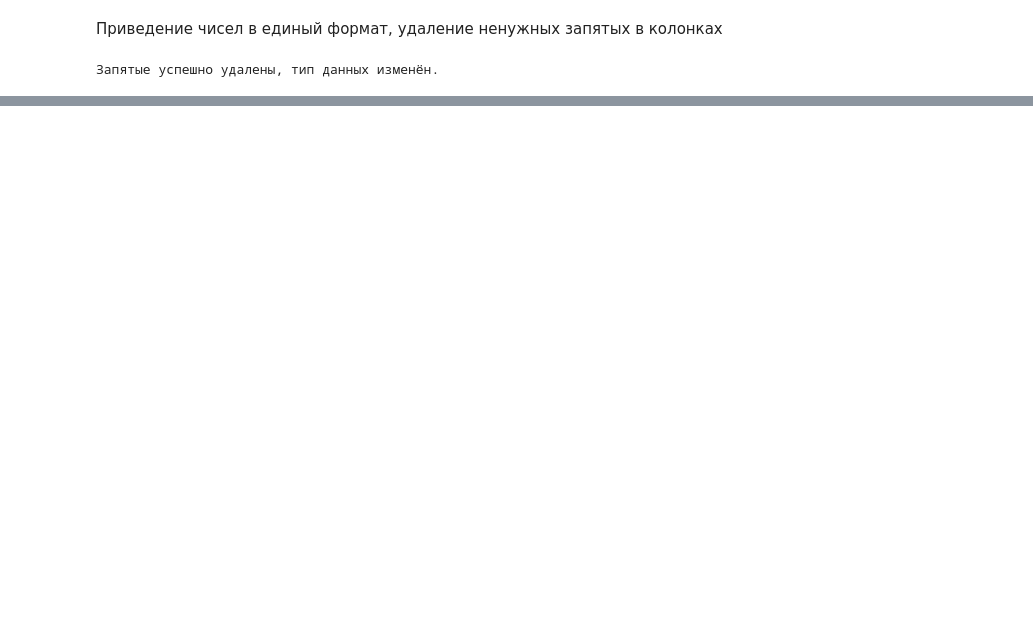
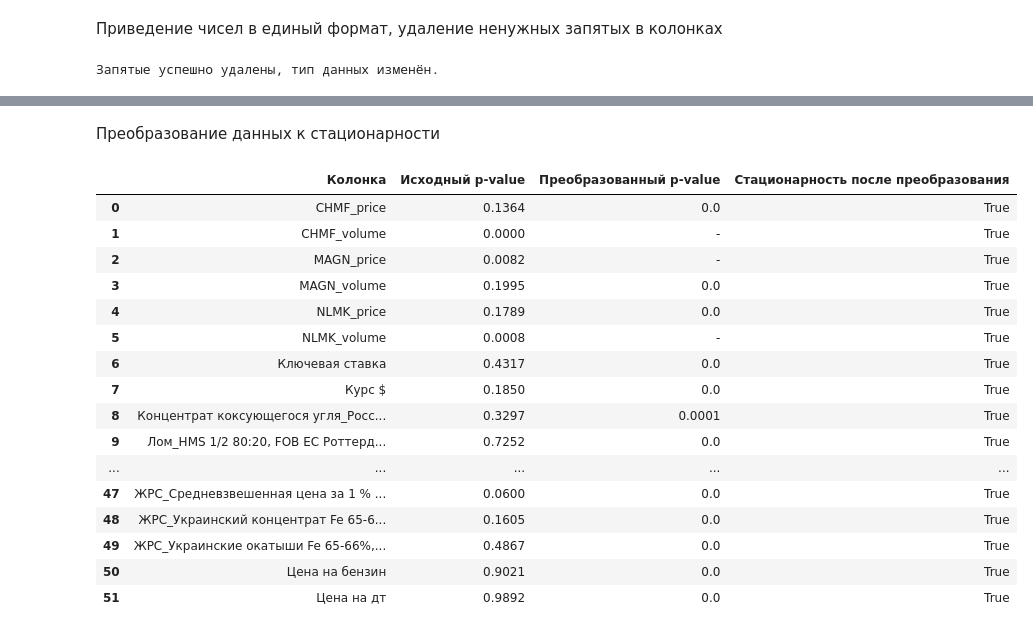
Before and after one commit to linkkdm/intens3, a Jupyter notebook: Код/main.ipynb, the cells around one changed output, grey strips where cells are left out. Saved outputs shown, nothing was run; the diff lists cells and outputs as text; code cells hidden in the pictures; blank space fills up the shorter version.

```diff
--- a/Код/main.ipynb
+++ b/Код/main.ipynb
@@ -157,0 +316,5 @@ merged_df.to_csv('merged_df.csv', index=False)
+# %%
+merged_df = chmf.merge(magn, on='dt', how='outer').merge(nlmk, on='dt', how='outer').merge(lme, on='dt', how='outer').merge(makro, on='dt', how='outer').merge(raw_materials, on='dt', how='outer').merge(fuel, on='dt', how='outer')
+
+# Сортировка по дате
+merged_df = merged_df.sort_values(by='dt').reset_index(drop=True)
@@ -157,0 +475,70 @@ merged_df.to_csv('merged_df.csv', index=False)
+# %% [markdown]
+Преобразование данных к стационарности
+# %%
+from statsmodels.tsa.stattools import adfuller
+from IPython.display import display
+
+# Загрузка данных
+df = pd.read_csv('merged_df.csv', parse_dates=['dt'])
+df.set_index('dt', inplace=True)
+
+# Модифицированная функция проверки стационарности
+def check_stationarity(series):
+    result = adfuller(series.dropna())
+    return result[1]  # Возвращаем p-value
+
+# Анализ и преобразование данных
+stationary_df = df.copy()
+results = []
+
+for col in df.columns:
+    p_original = check_stationarity(df[col])
+    is_stationary = p_original < 0.05
+
+    if not is_stationary:
+        # Применяем дифференцирование
+        transformed = df[col].diff().dropna()
+        p_transformed = check_stationarity(transformed)
+        stationary_df[col] = transformed
+        results.append({
+            'Колонка': col,
+            'Исходный p-value': round(p_original, 4),
+            'Преобразованный p-value': round(p_transformed, 4),
+            'Стационарность после преобразования': p_transformed < 0.05
+        })
+    else:
+        results.append({
+            'Колонка': col,
+            'Исходный p-value': round(p_original, 4),
+            'Преобразованный p-value': '-',
+            'Стационарность после преобразования': True
+        })
+
+# Удаление строк с NaN после преобразований
+stationary_df = stationary_df.dropna()
+
+# Возвращаем даты в отдельную колонку и сохраняем
+stationary_df = stationary_df.reset_index()
+stationary_df.to_csv('transformed_data.csv', index=False)
+
+# Создаем DataFrame с результатами
+results_df = pd.DataFrame(results)
+display(results_df)
+# %% [output]
+|  | Колонка | Исходный p-value | Преобразованный p-value | Стационарность после преобразования |
+| 0 | CHMF_price | 0.1364 | 0.0 | True |
+| 1 | CHMF_volume | 0.0000 | - | True |
+| 2 | MAGN_price | 0.0082 | - | True |
+| 3 | MAGN_volume | 0.1995 | 0.0 | True |
+| 4 | NLMK_price | 0.1789 | 0.0 | True |
+| 5 | NLMK_volume | 0.0008 | - | True |
+| 6 | Ключевая ставка | 0.4317 | 0.0 | True |
+| 7 | Курс $ | 0.1850 | 0.0 | True |
+| 8 | Концентрат коксующегося угля_Росс... | 0.3297 | 0.0001 | True |
+| 9 | Лом_HMS 1/2 80:20, FOB EC Роттерд... | 0.7252 | 0.0 | True |
+| ... | ... | ... | ... | ... |
+| 47 | ЖРС_Средневзвешенная цена за 1 % ... | 0.0600 | 0.0 | True |
+| 48 | ЖРС_Украинский концентрат Fe 65-6... | 0.1605 | 0.0 | True |
+| 49 | ЖРС_Украинские окатыши Fe 65-66%,... | 0.4867 | 0.0 | True |
+| 50 | Цена на бензин | 0.9021 | 0.0 | True |
+| 51 | Цена на дт | 0.9892 | 0.0 | True |
```
Also changed, not shown: parts of 59 cells of this notebook, 7 other files.
